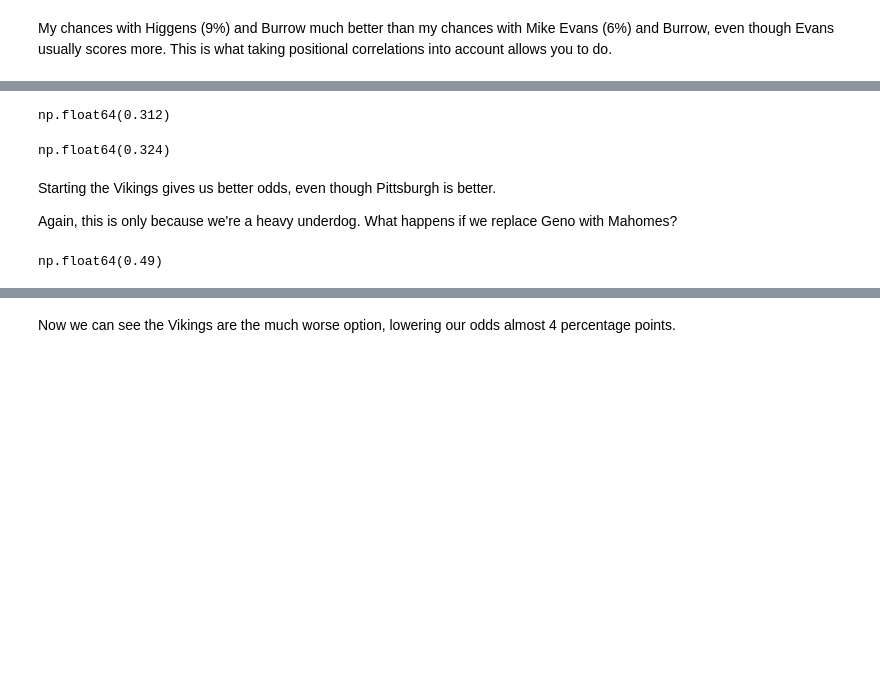
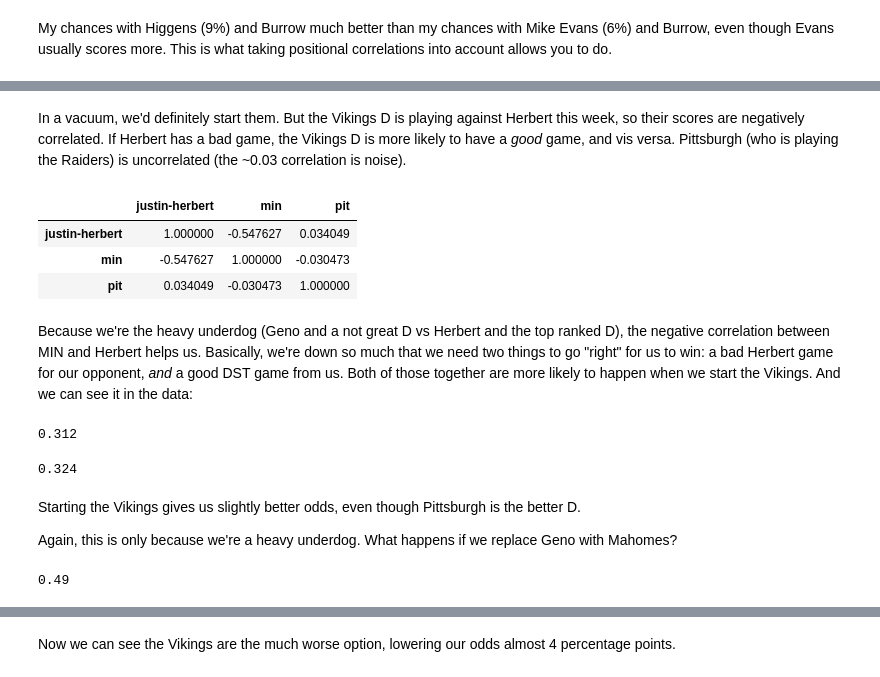
Before and after one commit to nathanbraun/fantasy-monte-carlo, a Jupyter notebook: fantasy-monte-carlo.ipynb, the cells around one changed output, grey strips where cells are left out. Saved outputs shown, nothing was run; the diff lists cells and outputs as text; code cells hidden in the pictures; blank space fills up the shorter version.

```diff
--- a/fantasy-monte-carlo.ipynb
+++ b/fantasy-monte-carlo.ipynb
@@ -581,17 +609,28 @@ Because we're the heavy underdog (Geno and a not great D vs Herbert and the top
+# %% [markdown]
+In a vacuum, we'd definitely start them. But the Vikings D is playing against Herbert this week, so their scores are negatively correlated. If Herbert has a bad game, the Vikings D is more likely to have a *good* game, and vis versa. Pittsburgh (who is playing the Raiders) is uncorrelated (the ~0.03 correlation is noise).
+# %%
+nsims[['justin-herbert', 'min', 'pit']].corr()
+# %% [output]
+|  | justin-herbert | min | pit |
+| justin-herbert | 1.000000 | -0.547627 | 0.034049 |
+| min | -0.547627 | 1.000000 | -0.030473 |
+| pit | 0.034049 | -0.030473 | 1.000000 |
+# %% [markdown]
+Because we're the heavy underdog (Geno and a not great D vs Herbert and the top ranked D), the negative correlation between MIN and Herbert helps us. Basically, we're down so much that we need two things to go "right" for us to win: a bad Herbert game for our opponent, *and* a good DST game from us. Both of those together are more likely to happen when we start the Vikings. And we can see it in the data:
 # %%
-(nsims[['geno-smith', 'pit']].sum(axis=1) > nsims[['justin-herbert', 'dal']].sum(axis=1)).mean()
+print((nsims[['geno-smith', 'pit']].sum(axis=1) > nsims[['justin-herbert', 'dal']].sum(axis=1)).mean())
 # %% [output]
-np.float64(0.312)
+0.312
 # %%
-(nsims[['geno-smith', 'min']].sum(axis=1) > nsims[['justin-herbert', 'ne']].sum(axis=1)).mean()
+print((nsims[['geno-smith', 'min']].sum(axis=1) > nsims[['justin-herbert', 'ne']].sum(axis=1)).mean())
 # %% [output]
-np.float64(0.324)
+0.324
 # %% [markdown]
-Starting the Vikings gives us better odds, even though Pittsburgh is better.
+Starting the Vikings gives us slightly better odds, even though Pittsburgh is the better D.
 
 Again, this is only because we're a heavy underdog. What happens if we replace Geno with Mahomes?
 # %%
-(nsims[['patrick-mahomes', 'pit']].sum(axis=1) > nsims[['justin-herbert', 'dal']].sum(axis=1)).mean()
+print((nsims[['patrick-mahomes', 'pit']].sum(axis=1) > nsims[['justin-herbert', 'dal']].sum(axis=1)).mean())
 # %% [output]
-np.float64(0.49)
+0.49
 # %%
```
Also changed, not shown: parts of 17 cells of this notebook.
